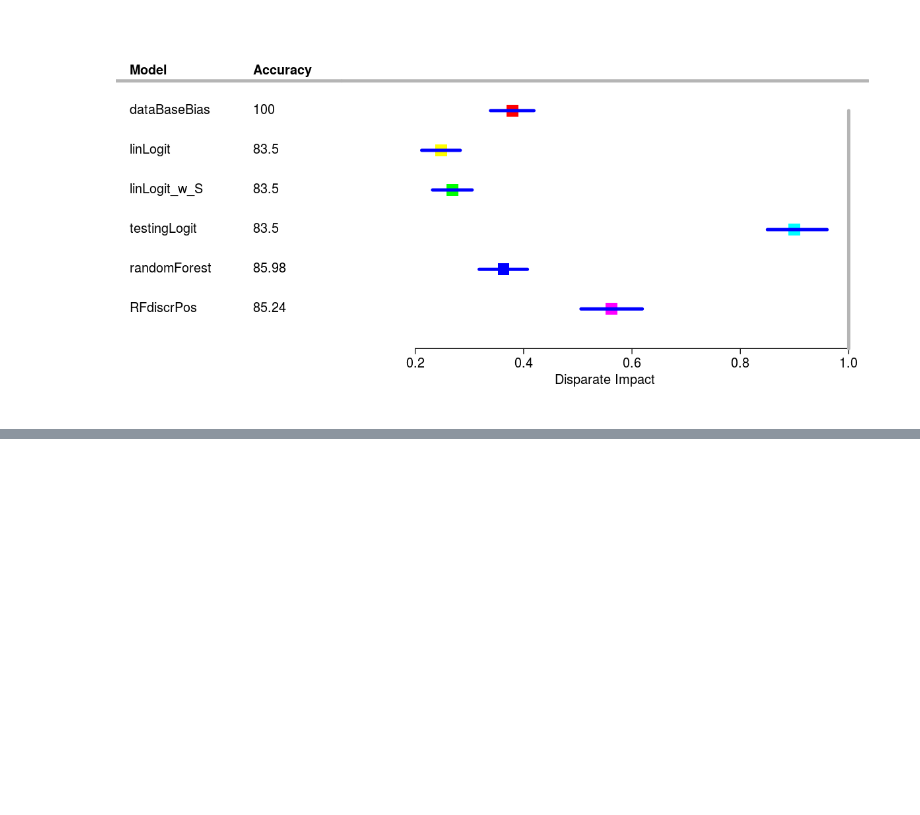
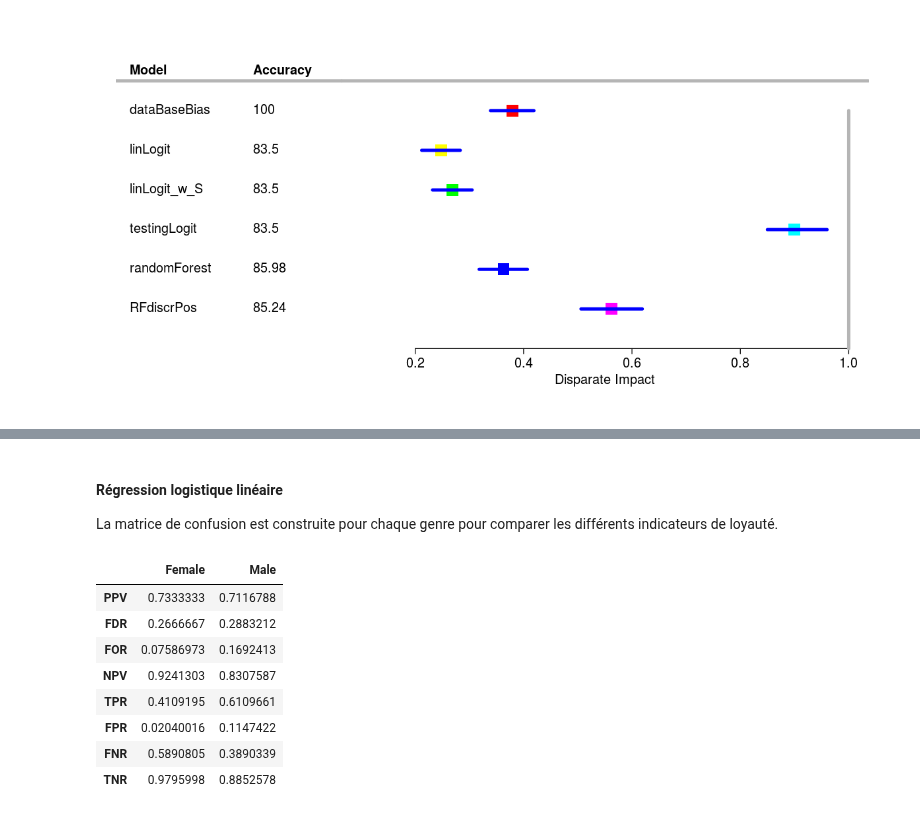
Before and after one commit to wikistat/Fair-ML-4-Ethical-AI, a Jupyter notebook: AdultCensus/AdultCensus-R-biasDetection.ipynb, the cells around one changed output, grey strips where cells are left out. Drawn from its saved outputs; the diff is of its cells as text; code cells hidden in the pictures; blank space fills up the shorter version.

```diff
--- a/AdultCensus/AdultCensus-R-biasDetection.ipynb
+++ b/AdultCensus/AdultCensus-R-biasDetection.ipynb
@@ -916,0 +976,17 @@ Le choix d'un algorithme non linéaire semble préférable pour éviter de surbi
+# %%
+contRatio <- function(T){
+    # Ratios calculés à partir de la matrice de confusion
+    TP=T[2,2] # true positive
+    FP=T[2,1] # false positive
+    FN=T[1,2] # false negative
+    TN=T[1,1]  # true negative
+    PPV=TP/(TP+FP) # P(Y=1|g(x)=1) positive predictive value
+    FDR=FP/(TP+FP) # P(Y=0|g(x)=1) false discovery rate
+    FOR=FN/(TN+FN) # P(Y=1|g(x)=0) false omission rate
+    NPV=TN/(TN+FN) # P(Y=0|g(x)=0) negative predictive value
+    TPR=TP/(TP+FN) # P(g(x)=1|Y=1) true positive rate
+    FPR=FP/(FP+TN) # P(g(x)=1|Y=0) false positive rate
+    FNR=FN/(TP+FN) # P(g(x)=0|Y=1) false negative rate
+    TNR=TN/(FP+TN) # P(g(x)=0|Y=0) true negative rate
+    return(list("PPV"=PPV,"FDR"=FDR,"FOR"=FOR,"NPV"=NPV,"TPR"=TPR,"FPR"=FPR,"FNR"=FNR,"TNR"=TNR))
+}
@@ -916,0 +1024,17 @@ Le choix d'un algorithme non linéaire semble préférable pour éviter de surbi
+# %% [markdown]
+#### Régression logistique linéaire
+La matrice de confusion est construite pour chaque genre pour comparer les différents indicateurs de loyauté.
+# %%
+fairness=data.frame("Female"=as.matrix(contRatio(table(pred.log>0.5,daTest$income,daTest$sex)[,,1])),
+                    "Male"=as.matrix(contRatio(table(pred.log>0.5,daTest$income,daTest$sex)[,,2])))
+fairness
+# %% [output]
+|  | Female | Male |
+| PPV | 0.7333333 | 0.7116788 |
+| FDR | 0.2666667 | 0.2883212 |
+| FOR | 0.07586973 | 0.1692413 |
+| NPV | 0.9241303 | 0.8307587 |
+| TPR | 0.4109195 | 0.6109661 |
+| FPR | 0.02040016 | 0.1147422 |
+| FNR | 0.5890805 | 0.3890339 |
+| TNR | 0.9795998 | 0.8852578 |
```
Also changed, not shown: parts of 29 cells of this notebook.
